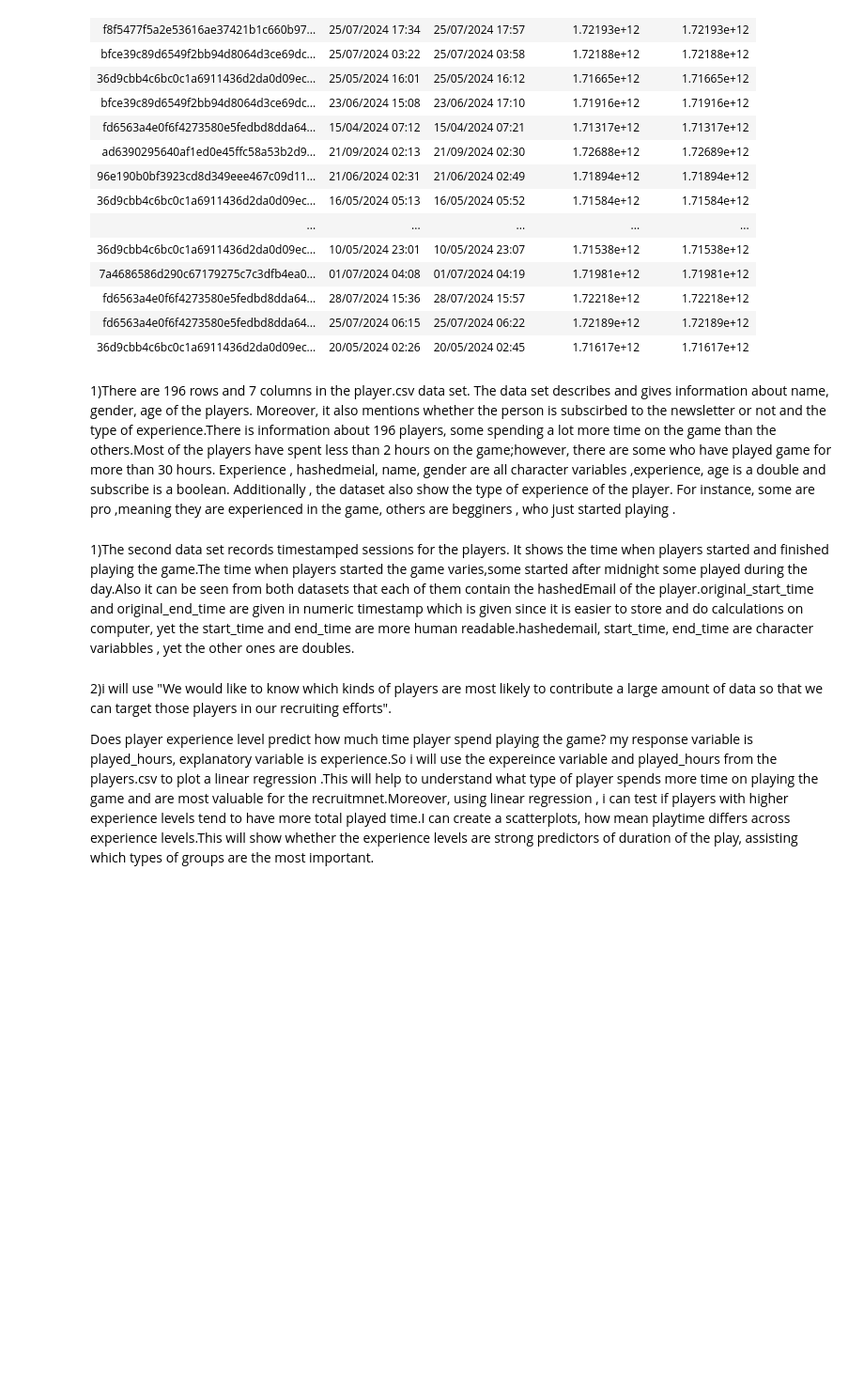
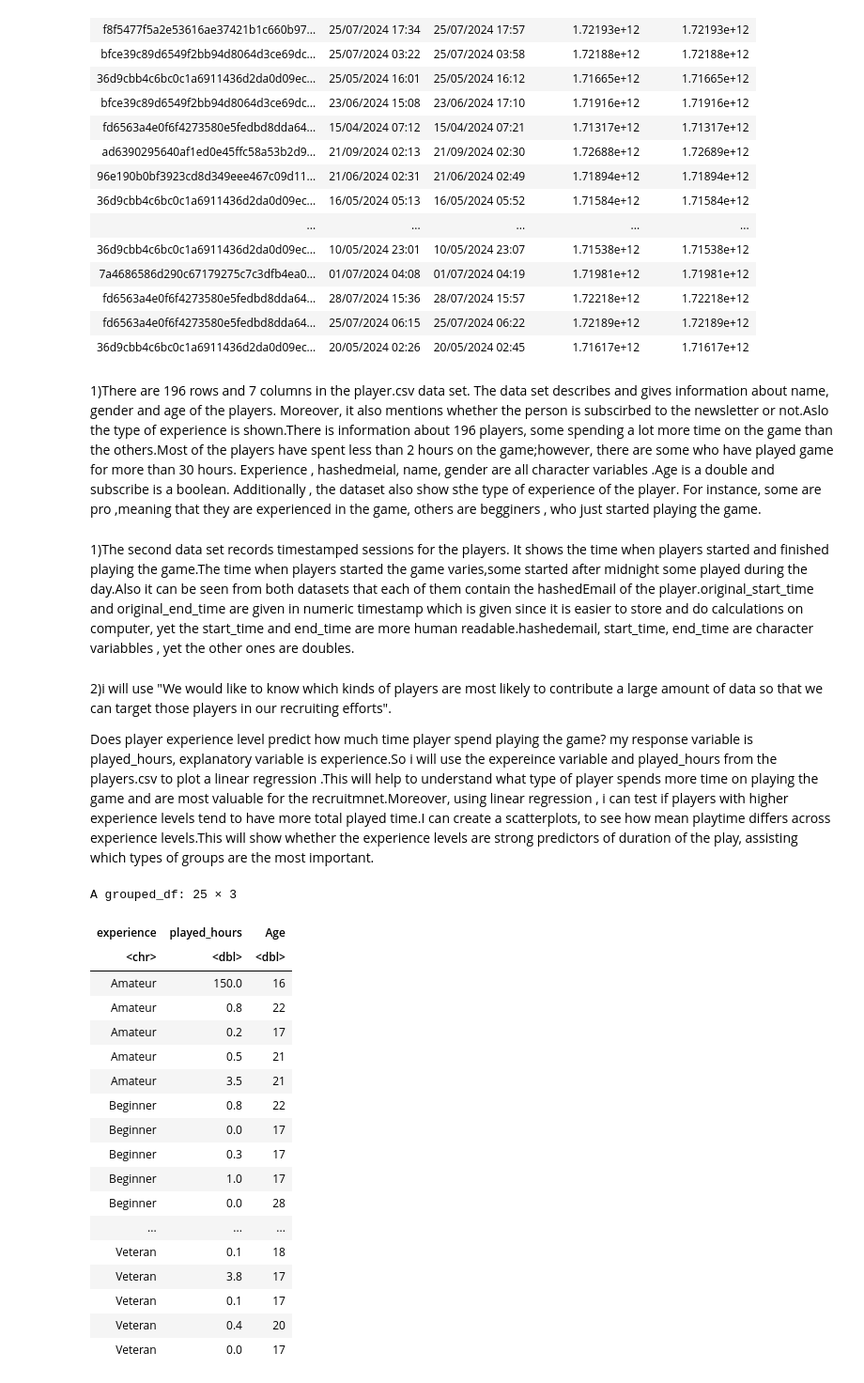
Before and after one commit to nihadmansurov-creator/DSCI-100, a Jupyter notebook: Project_main.ipynb, the cells around one changed output. Shown: that part at 94% size. Drawn from its saved outputs; the diff is of its cells as text; code cells hidden in the pictures; blank space fills up the shorter version.

Commit message:
mean calculated

```diff
--- a/Project_main.ipynb
+++ b/Project_main.ipynb
@@ -75,11 +75,38 @@ A spec_tbl_df: 1535 × 5
 | fd6563a4e0f6f4273580e5fedbd8dda64... | 25/07/2024 06:15 | 25/07/2024 06:22 | 1.72189e+12 | 1.72189e+12 |
 | 36d9cbb4c6bc0c1a6911436d2da0d09ec... | 20/05/2024 02:26 | 20/05/2024 02:45 | 1.71617e+12 | 1.71617e+12 |
 # %% [markdown]
-1)There are 196 rows and 7 columns in the player.csv data set. The data set describes and gives information about name, gender, age of the players. Moreover, it also mentions whether the person is subscirbed to the newsletter or not and the type of experience.There is information about 196 players, some spending a lot more time on the game than the others.Most of the players have spent less than 2 hours on the game;however, there are some who have played game for more than 30 hours. Experience , hashedmeial, name, gender are all character variables ,experience, age is a double and  subscribe is a boolean. Additionally , the dataset also show the type of experience of the player. For instance, some are pro ,meaning they are experienced in the game, others are begginers , who just started playing .
+1)There are 196 rows and 7 columns in the player.csv data set. The data set describes and gives information about name, gender and age of the players. Moreover, it also mentions whether the person is subscirbed to the newsletter or not.Aslo the type of experience is shown.There is information about 196 players, some spending a lot more time on the game than the others.Most of the players have spent less than 2 hours on the game;however, there are some who have played game for more than 30 hours. Experience , hashedmeial, name, gender are all character variables .Age is a double and  subscribe is a boolean. Additionally , the dataset also show sthe type of experience of the player. For instance, some are pro ,meaning that they are experienced in the game, others are begginers , who just started playing the game.
 # %% [markdown]
 1)The second data set records timestamped sessions for the players. It shows the time when players started and finished playing the game.The time when players started the game varies,some started after midnight some played during the day.Also it can be seen from both datasets that each of them contain the hashedEmail of the player.original_start_time and original_end_time are given in numeric timestamp which is given since it is easier to store and do calculations on computer, yet the start_time and end_time are more human readable.hashedemail, start_time, end_time are character variabbles , yet the other ones are doubles.
 # %% [markdown]
 2)i will use "We would like to know which kinds of players are most likely to contribute a large amount of data so that we
 can target those players in our recruiting efforts".
 
-Does player experience level predict how much time player spend playing the game? my response variable is played_hours, explanatory variable is experience.So i will use the expereince variable and played_hours from the players.csv to plot a linear regression .This will help to understand what type of player spends more time on playing the game and are most valuable for the recruitmnet.Moreover, using linear regression , i can test if players with higher experience levels tend to have more total played time.I can create a scatterplots, how mean playtime differs across experience levels.This will show whether the experience levels are strong predictors of duration of the play, assisting which types of groups are the most important.
+Does player experience level predict how much time player spend playing the game? my response variable is played_hours, explanatory variable is experience.So i will use the expereince variable and played_hours from the players.csv to plot a linear regression .This will help to understand what type of player spends more time on playing the game and are most valuable for the recruitmnet.Moreover, using linear regression , i can test if players with higher experience levels tend to have more total played time.I can create a scatterplots, to see how mean playtime differs across experience levels.This will show whether the experience levels are strong predictors of duration of the play, assisting which types of groups are the most important.
+# %%
+#selecting only experience, played_hours, age then grouping by experience level and selecting only 5 rows for each level
+players_selected <- players |>
+    select(experience, played_hours, Age) |>
+    group_by(experience) |>
+    slice_sample(n = 5)
+players_selected
+# %% [output]
+A grouped_df: 25 × 3
+| experience | played_hours | Age |
+| <chr> | <dbl> | <dbl> |
+| Amateur | 150.0 | 16 |
+| Amateur | 0.8 | 22 |
+| Amateur | 0.2 | 17 |
+| Amateur | 0.5 | 21 |
+| Amateur | 3.5 | 21 |
+| Beginner | 0.8 | 22 |
+| Beginner | 0.0 | 17 |
+| Beginner | 0.3 | 17 |
+| Beginner | 1.0 | 17 |
+| Beginner | 0.0 | 28 |
+| ... | ... | ... |
+| Veteran | 0.1 | 18 |
+| Veteran | 3.8 | 17 |
+| Veteran | 0.1 | 17 |
+| Veteran | 0.4 | 20 |
+| Veteran | 0.0 | 17 |
```
Also changed, not shown: parts of 4 cells of this notebook.
